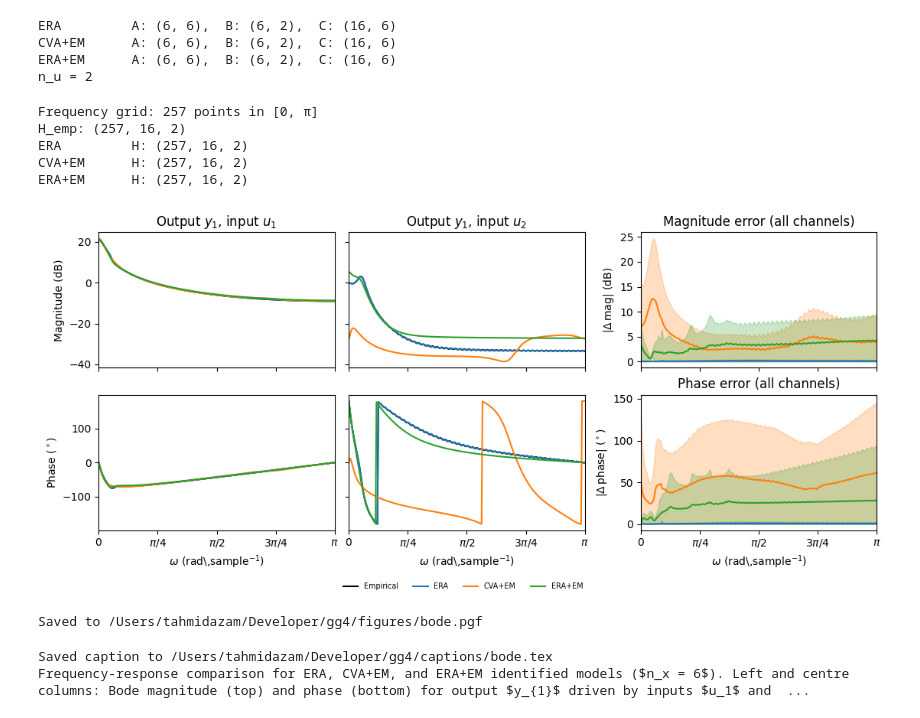
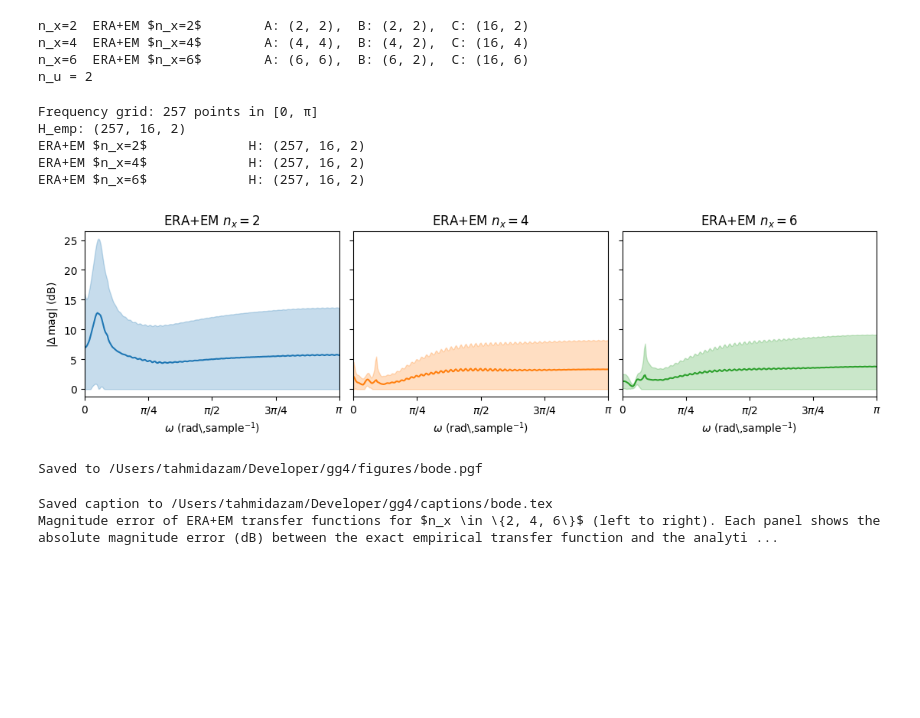
Before and after one commit to tahmidazam/gg4, a Jupyter notebook: notebooks/bode/bode.ipynb, the cells around one changed output. Saved outputs shown, nothing was run; the diff lists cells and outputs as text; code cells hidden in the pictures; blank space fills up the shorter version.

```diff
--- a/notebooks/bode/bode.ipynb
+++ b/notebooks/bode/bode.ipynb
@@ -38,18 +39,18 @@ DISPLAY_OUTPUT = 0     # output (neuron) index to feature in Bode panels
 # %%
-# ── derived: Brain input dimension and estimator matrices ─────────────────────
+# ── derived: Brain input dimension and ERA+EM estimates ───────────────────────
 _b = Brain(random_seed=RANDOM_SEED)
 P_DIM = _b.input_dim
 del _b
 
-ESTIMATES: list[SystemEstimate] = [SystemEstimate.load(p) for p in ESTIMATOR_PATHS]
+ESTIMATES: list[SystemEstimate] = [SystemEstimate.load(p) for p in ERA_EM_PATHS]
 
-for est in ESTIMATES:
-    print(f"{est.label:10s}  A: {est.A.shape},  B: {est.B.shape},  C: {est.C.shape}")
+for n_x, est in zip(LATENT_DIMS, ESTIMATES):
+    print(f"n_x={n_x}  {est.label:20s}  A: {est.A.shape},  B: {est.B.shape},  C: {est.C.shape}")
 print(f"n_u = {P_DIM}")
 # %% [output]
-ERA         A: (6, 6),  B: (6, 2),  C: (16, 6)
-CVA+EM      A: (6, 6),  B: (6, 2),  C: (16, 6)
-ERA+EM      A: (6, 6),  B: (6, 2),  C: (16, 6)
+n_x=2  ERA+EM $n_x=2$        A: (2, 2),  B: (2, 2),  C: (16, 2)
+n_x=4  ERA+EM $n_x=4$        A: (4, 4),  B: (4, 2),  C: (16, 4)
+n_x=6  ERA+EM $n_x=6$        A: (6, 6),  B: (6, 2),  C: (16, 6)
 n_u = 2
 # %%
 # ── simulation: collect Markov parameters and compute frequency responses ──────
@@ -57,29 +58,28 @@ markov = collect_markov_parameters(RANDOM_SEED, P_DIM, N_MARKOV)
 
 freqs, H_emp = compute_empirical_bode(markov, n_fft=N_FFT)
 
-# Analytic response for each estimator; build (label, colour, H) tuples for the figure
 model_responses: list[tuple[str, str, np.ndarray]] = [
-    (est.label, est.colour, compute_analytic_bode(est.A, est.B, est.C, freqs))
-    for est in ESTIMATES
+    (est.label, colour, compute_analytic_bode(est.A, est.B, est.C, freqs))
+    for est, colour in zip(ESTIMATES, ERA_EM_COLOURS)
 ]
 
 print(f"Frequency grid: {len(freqs)} points in [0, π]")
 print(f"H_emp: {H_emp.shape}")
 for label, colour, H in model_responses:
-    print(f"{label:10s}  H: {H.shape}")
+    print(f"{label:25s}  H: {H.shape}")
 # %% [output]
 Frequency grid: 257 points in [0, π]
 H_emp: (257, 16, 2)
-ERA         H: (257, 16, 2)
-CVA+EM      H: (257, 16, 2)
-ERA+EM      H: (257, 16, 2)
+ERA+EM $n_x=2$             H: (257, 16, 2)
+ERA+EM $n_x=4$             H: (257, 16, 2)
+ERA+EM $n_x=6$             H: (257, 16, 2)
 # %%
 # ── display ────────────────────────────────────────────────────────────────────
 configure_screen()
-fig = make_bode_figure(freqs, H_emp, model_responses, DISPLAY_OUTPUT, figsize=(11, 5))
+fig = make_bode_figure(freqs, H_emp, model_responses, figsize=(11, 3))
 plt.show()
 # %% [output]
-[figure, old version]
+[figure, new version]
 # %%
 # ── pgf export ─────────────────────────────────────────────────────────────────
 FIG_WIDTH_FRAC  = 1.0   # fraction of A4 content width
@@ -96,37 +96,31 @@ plt.close(fig)
 Saved to /Users/tahmidazam/Developer/gg4/figures/bode.pgf
 # %%
 # ── caption ────────────────────────────────────────────────────────────────────
-n_x   = ESTIMATES[0].A.shape[0]
 n_y   = ESTIMATES[0].C.shape[0]
-model_names = ", ".join(
-    (est.label if i < len(ESTIMATES) - 1 else f"and {est.label}")
-    for i, est in enumerate(ESTIMATES)
+dims_str = ", ".join(
+    (str(d) if i < len(LATENT_DIMS) - 1 else f"and {d}")
+    for i, d in enumerate(LATENT_DIMS)
 )
 
 caption = (
-    r"Frequency-response comparison for "
-    + model_names
-    + r" identified models ($n_x = "
-    + str(n_x)
-    + r"$). "
-    r"Left and centre columns: Bode magnitude (top) and phase (bottom) for "
-    r"output $y_{"
-    + str(DISPLAY_OUTPUT + 1)
-    + r"}$ driven by inputs $u_1$ and $u_2$ respectively, comparing the "
-    r"empirical response (discrete Fourier transform of "
-    + str(N_MARKOV)
-    + r" noise-free Markov parameters, zero-padded to "
+    r"Magnitude error of ERA+EM transfer functions for $n_x \in \{"
+    + ", ".join(str(d) for d in LATENT_DIMS)
+    + r"\}$ (left to right). "
+    r"Each panel shows the absolute magnitude error (dB) between the exact "
+    r"empirical transfer function and the analytic model response "
+    r"$H(\mathrm{e}^{\mathrm{j}\omega}) = C(\mathrm{e}^{\mathrm{j}\omega}I - A)^{-1}B$, "
+    r"as mean $\pm$ 1 s.d.\ across all $n_u n_y = "
+    + str(n_y * P_DIM)
+    + r"$ output--input channels. "
+    r"The empirical reference is the exact discrete-time frequency response "
+    r"obtained via impulse subtraction (same-seed noise cancellation), "
+    r"DFT zero-padded to "
     + str(N_FFT)
-    + r" points) against the analytic response "
-    r"$H(\mathrm{e}^{\mathrm{j}\omega}) = C(\mathrm{e}^{\mathrm{j}\omega}I - A)^{-1}B$. "
-    r"Right column: absolute magnitude error (top) and absolute phase error (bottom), "
-    r"shown as mean $\pm$ 1 s.d.\ across all "
-    r"$n_u n_y = "
-    + str(n_y * P_DIM)
-    + r"$ output--input channels for each model."
+    + r" points. "
+    r"Panels share a common $y$-axis."
 )
 save_caption(CAPTIONS_PATH / "bode.tex", caption, NOTEBOOK_GITHUB_URL)
 print(caption)
 # %% [output]
 Saved caption to /Users/tahmidazam/Developer/gg4/captions/bode.tex
-Frequency-response comparison for ERA, CVA+EM, and ERA+EM identified models ($n_x = 6$). Left and centre columns: Bode magnitude (top) and phase (bottom) for output $y_{1}$ driven by inputs $u_1$ and  ...
+Magnitude error of ERA+EM transfer functions for $n_x \in \{2, 4, 6\}$ (left to right). Each panel shows the absolute magnitude error (dB) between the exact empirical transfer function and the analyti ...
```
Also changed, not shown: parts of 3 cells of this notebook, 46 other files.
